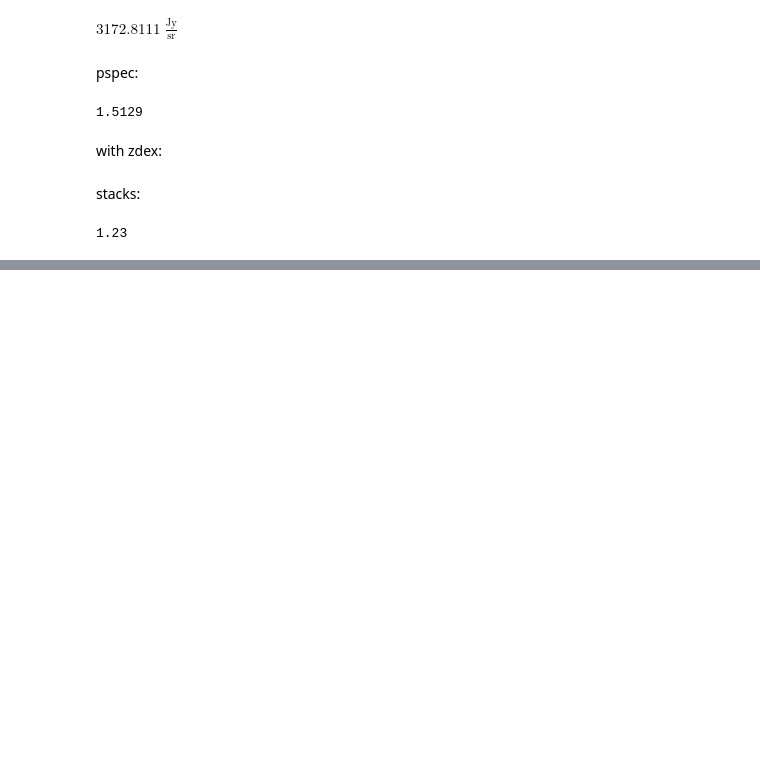
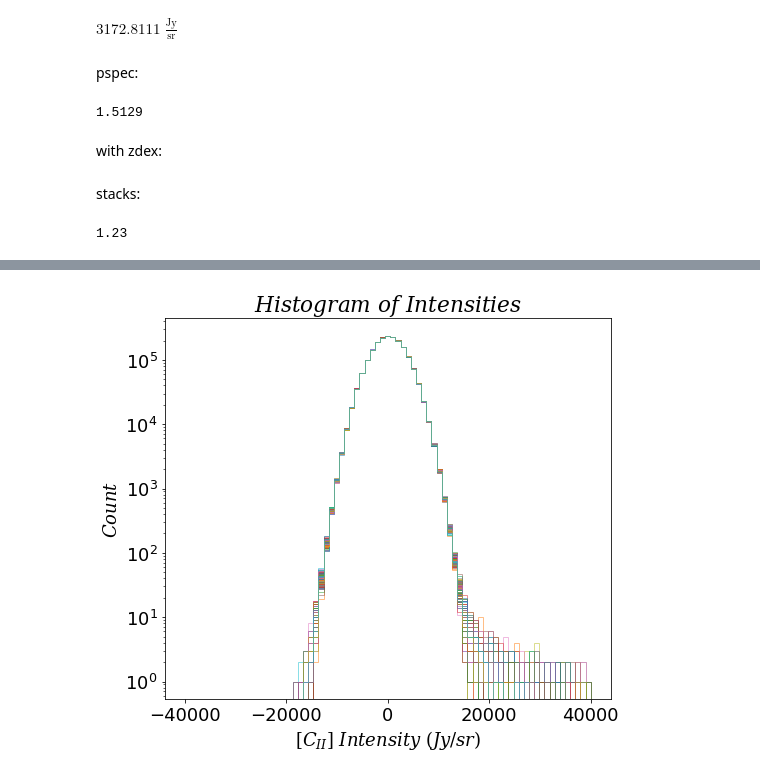
Before and after one commit to PatrickHorlaville/CITA_LIM, a Jupyter notebook: cii_prod/rescaling.ipynb, the cells around one changed output, grey strips where cells are left out. Cells and saved outputs as stored; diff of their text form; code cells hidden in the pictures; blank space fills up the shorter version.

```diff
--- a/cii_prod/rescaling.ipynb
+++ b/cii_prod/rescaling.ipynb
@@ -315,0 +460,13 @@ for i in range(len(onlyfiles)):
+# %%
+n_zdex04 = [0 for i in range(len(onlyfiles))]
+
+for i in range(len(onlyfiles)):
+
+    n_zdex04[i], _, _ = plt.hist(for_zdex04[i].flatten(), bins = lin_binning, alpha = 0.5, histtype = 'step')
+
+    plt.xlabel(r'$[C_{II}]\ Intensity\ (Jy/sr)$')
+    plt.ylabel(r'$Count$')
+    plt.yscale('log')
+    plt.title(r'$Histogram\ of\ Intensities$')
+# %% [output]
+[figure, added]
```
Also changed, not shown: parts of 32 cells of this notebook, 4 other files.
